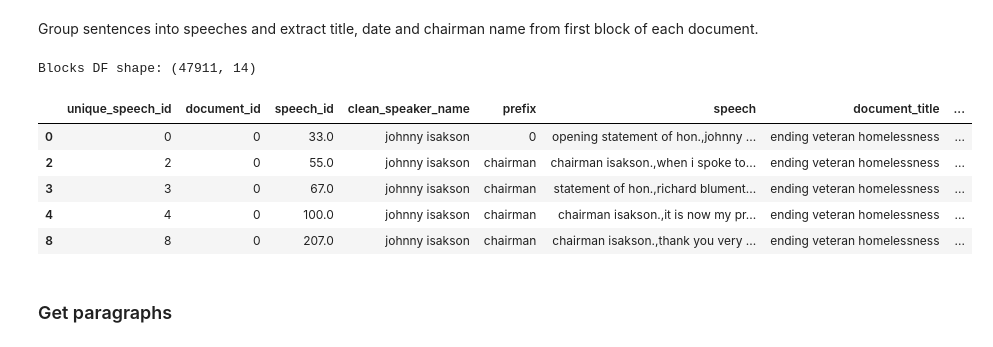
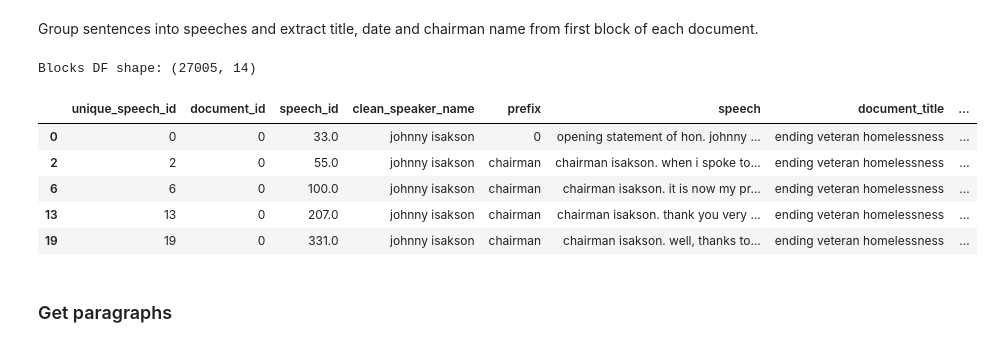
Before and after one commit to inescsv/congress_speech_analysis, a Jupyter notebook: 0_speech_analysis_extract_paragraphs.ipynb, the cells around one changed output. Cells and saved outputs as stored; diff of their text form; code cells hidden in the pictures.

```diff
--- a/0_speech_analysis_extract_paragraphs.ipynb
+++ b/0_speech_analysis_extract_paragraphs.ipynb
@@ -138,15 +138,22 @@ Extract the data frame of sentences for each document with respective sentence I
 # %%
 starting_points = []
 sentences = []
-keywords = ['senator', 'secretary', 'chairman', 'mr.', 'ms.', 'mrs.', 'doc.']
+keywords = ['senator', 'secretary', 'chairman', 'chairwoman', 'mr.', 'ms.', 'mrs.',
+            'doc.', 'dr.', 'general', 'representative']
+skip_expressions = ['a p p e n d i x', 'concluded', 'adjourned']
+document_should_be_skipped = False
+
 all_names = chairmen_names + speaker_names
 
 for i, (document_id, document) in enumerate(zip(congressional_hearings_df['document_id'], congressional_hearings_df['document'])):
     sent_text = sent_tokenize(document)
+    for sentence_id, sentence in enumerate(sent_text):
+        for expression in skip_expressions:
+            if expression in sentence:
+                document_should_be_skipped = True
 
-    for sentence_id, sentence in enumerate(sent_text):
-        sentence_is_appendix_start = 'a p p e n d i x' in sentence
-        if sentence_is_appendix_start:
+        if document_should_be_skipped:
+            document_should_be_skipped = False
             break
 
         sentences.append({
@@ -161,7 +168,7 @@ for i, (document_id, document) in enumerate(zip(congressional_hearings_df['docum
             continue
 
         first_word = sentence_split[0]
-        sentence_is_start_sentence = sentence_length == 2 and first_word in keywords
+        sentence_is_start_sentence = first_word in keywords #and sentence_length == 2
         sentence_is_start_statement = 'statement of' in sentence
         if sentence_is_start_sentence:
             speaker_name = sentence_split[1].strip('.?')
@@ -212,7 +219,7 @@ Sentences DF shape: (3609654, 6)
 # %% [markdown]
 Group sentences into speeches and extract title, date and chairman name from first block of each document.
 # %%
-blocks_df = sentences_df.groupby(['document_id', 'speech_id', 'clean_speaker_name', 'prefix'])['sentence'].apply(lambda x: ','.join(x)).reset_index()
+blocks_df = sentences_df.groupby(['document_id', 'speech_id', 'clean_speaker_name', 'prefix'])['sentence'].apply(lambda x: ' '.join(x)).reset_index()
 blocks_df.columns = ['document_id', 'speech_id', 'clean_speaker_name', 'prefix', 'speech']
 
 document_title = []
@@ -390,7 +397,7 @@ male_speaker_names = ['johnny isakson', 'james m. inhofe', 'ron johnson', 'john
 female_speaker_names = ['candice s. miller', 'lisa murkowski', 'lindsey o. graham', 'susan collins']
 
 
-mask_male = (blocks_df['clean_speaker_name'].isin(male_speaker_names)) & (blocks_df['prefix'].isin(['ms.', 'mrs.']))
+mask_male = (blocks_df['clean_speaker_name'].isin(male_speaker_names)) & (blocks_df['prefix'].isin(['ms.', 'mrs.', 'chairwoman']))
 mask_female = (blocks_df['clean_speaker_name'].isin(female_speaker_names)) & (blocks_df['prefix'] == 'mr.')
 
 #print(blocks_df['document_id'].nunique())
@@ -402,45 +409,45 @@ blocks_df['clean_speaker_name'] = np.where(mask_female, 'no match', blocks_df['c
 #print(blocks_df['document_id'].nunique())
 
 
-mask_1 = (blocks_df['chairman'] == 0) & (blocks_df['prefix'] == 'chairman') & (blocks_df['clean_speaker_name'] != 'no match')
-mask_2 = (blocks_df['chairman'] != 0) & (blocks_df['prefix'] == 'chairman')
+#mask_1 = (blocks_df['chairman'] == 0) & (blocks_df['prefix'] == 'chairman') & (blocks_df['clean_speaker_name'] != 'no match')
+#mask_2 = (blocks_df['chairman'] != 0) & (blocks_df['prefix'] == 'chairman')
 
-blocks_df['chairman'] = np.where(mask_1, blocks_df['clean_speaker_name'], blocks_df['chairman'])
-blocks_df['clean_speaker_name'] = np.where(mask_2, blocks_df['chairman'], blocks_df['clean_speaker_name'])
+#blocks_df['chairman'] = np.where(mask_1, blocks_df['clean_speaker_name'], blocks_df['chairman'])
+#blocks_df['clean_speaker_name'] = np.where(mask_2, blocks_df['chairman'], blocks_df['clean_speaker_name'])
 
 blocks_df = pd.merge(blocks_df, congressional_hearings_df.drop(columns=['document']), on='document_id', how='left').reset_index().rename(columns={'index': 'unique_speech_id'})
 blocks_df['department'] = blocks_df['department'].str.replace('Committee on ', '')
 blocks_df['department'] = blocks_df['department'].str.replace('the ', '')
 
 committee_chairman_dict = dict(zip(chairmen_114['Committee Name'], chairmen_114['Name'].str.lower()))
 blocks_df['chairman_from_department'] = blocks_df['department'].map(committee_chairman_dict)
 
 def combine_chairman(x):
     if isinstance(x['chairman_from_department'], float):
         return x['chairman']
     elif x['chairman_from_department'] != x['chairman']:
         return x['chairman_from_department']
     else:
         return x['chairman']
 
 blocks_df['chairman'] = blocks_df.apply(combine_chairman, axis=1)
 blocks_df = blocks_df.drop(columns=['chairman_from_department'])
 
 blocks_2_df = blocks_df
 
 blocks_df = blocks_df[blocks_df['clean_speaker_name'] != 'no match']
 blocks_df = blocks_df[blocks_df['chairman'].isin(chairmen_names)]
 
 print(f'Blocks DF shape: {blocks_df.shape}')
 blocks_df.head()
 # %% [output]
-Blocks DF shape: (47911, 14)
+Blocks DF shape: (27005, 14)
 |  | unique_speech_id | document_id | speech_id | clean_speaker_name | prefix | speech | document_title | ... |
-| 0 | 0 | 0 | 33.0 | johnny isakson | 0 | opening statement of hon.,johnny ... | ending veteran homelessness | ... |
-| 2 | 2 | 0 | 55.0 | johnny isakson | chairman | chairman isakson.,when i spoke to... | ending veteran homelessness | ... |
-| 3 | 3 | 0 | 67.0 | johnny isakson | chairman | statement of hon.,richard blument... | ending veteran homelessness | ... |
-| 4 | 4 | 0 | 100.0 | johnny isakson | chairman | chairman isakson.,it is now my pr... | ending veteran homelessness | ... |
-| 8 | 8 | 0 | 207.0 | johnny isakson | chairman | chairman isakson.,thank you very ... | ending veteran homelessness | ... |
+| 0 | 0 | 0 | 33.0 | johnny isakson | 0 | opening statement of hon. johnny ... | ending veteran homelessness | ... |
+| 2 | 2 | 0 | 55.0 | johnny isakson | chairman | chairman isakson. when i spoke to... | ending veteran homelessness | ... |
+| 6 | 6 | 0 | 100.0 | johnny isakson | chairman | chairman isakson. it is now my pr... | ending veteran homelessness | ... |
+| 13 | 13 | 0 | 207.0 | johnny isakson | chairman | chairman isakson. thank you very ... | ending veteran homelessness | ... |
+| 19 | 19 | 0 | 331.0 | johnny isakson | chairman | chairman isakson. well, thanks to... | ending veteran homelessness | ... |
 # %% [markdown]
 ### Get paragraphs
 # %% [markdown]
```
Also changed, not shown: parts of 7 cells of this notebook.
